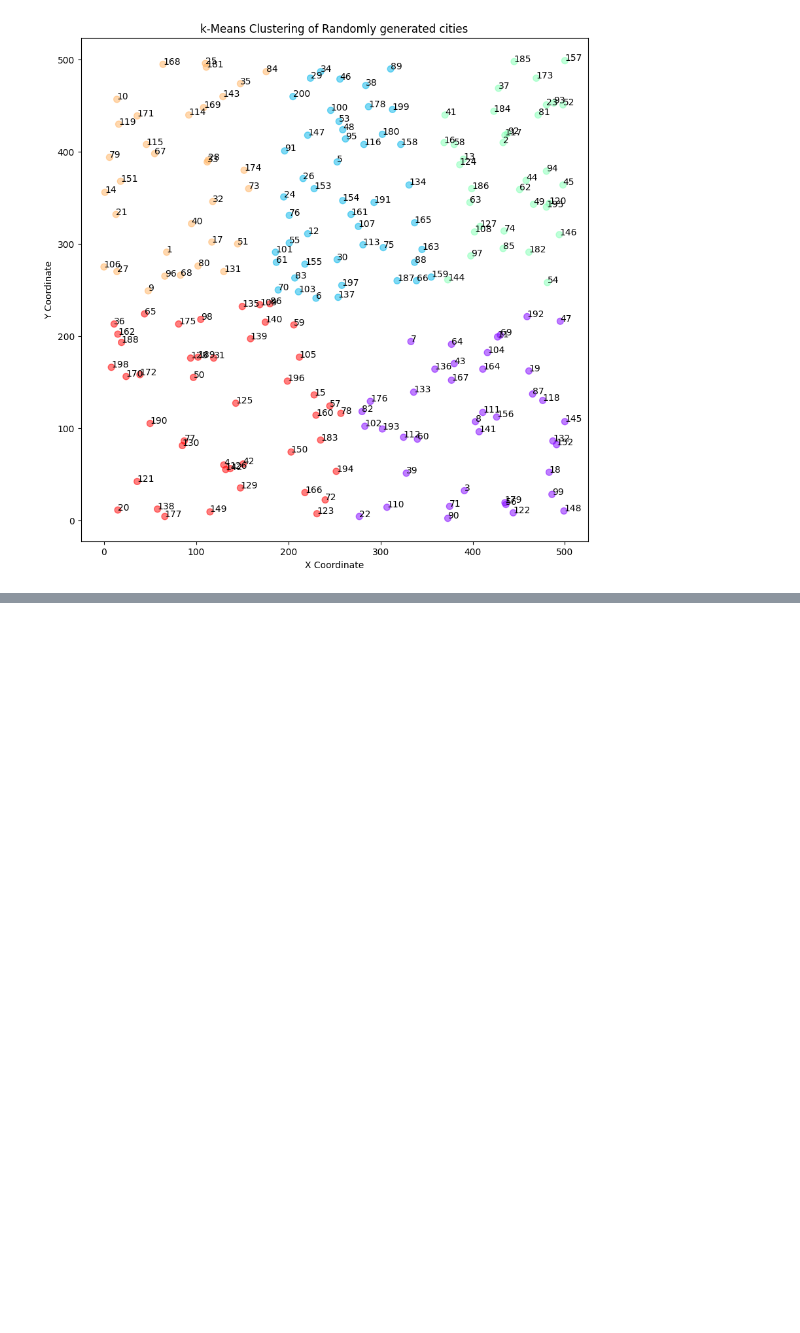
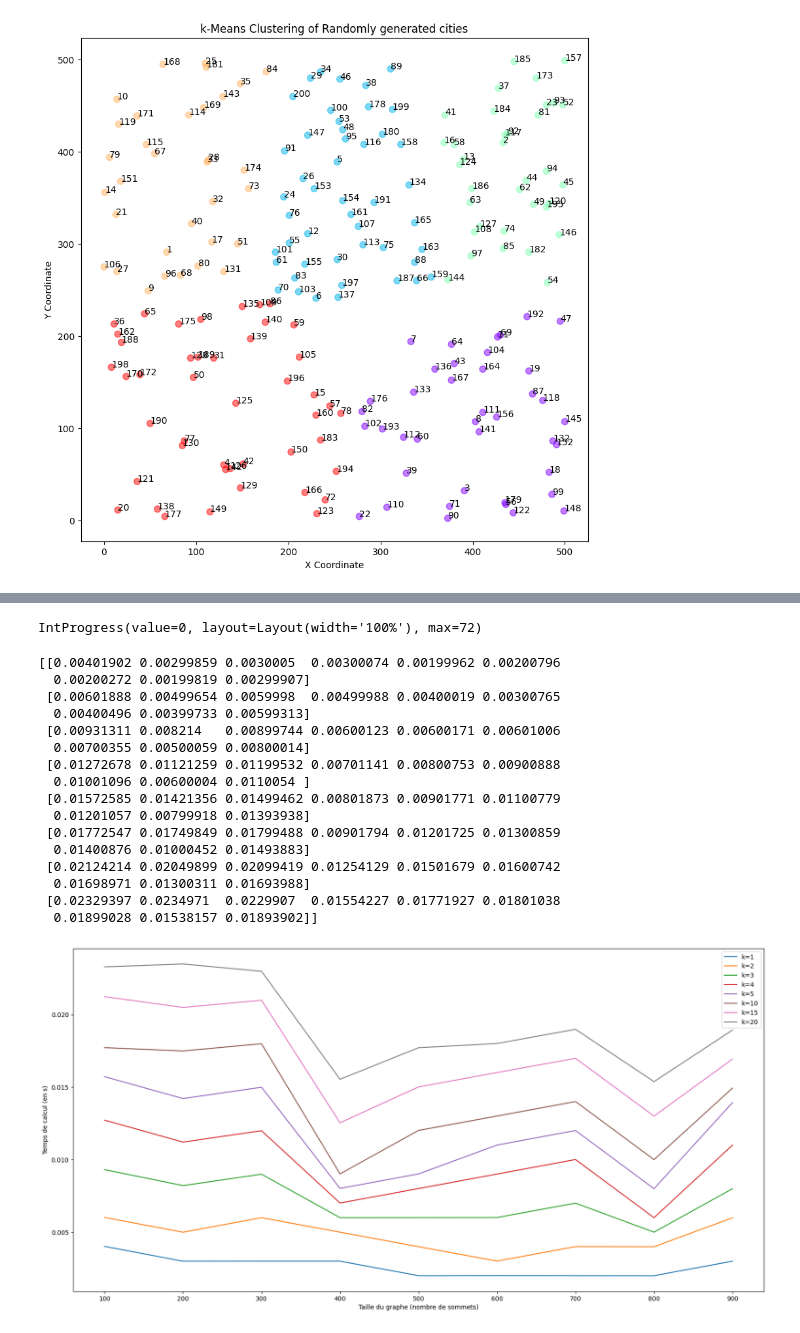
Before and after one commit to arrighi-fabien/Projet-Recherche-Op-rationnelle, a Jupyter notebook: livrable-2.ipynb, the cells around one changed output, grey strips where cells are left out. Drawn from its saved outputs; the diff is of its cells as text; code cells hidden in the pictures; blank space fills up the shorter version.

```diff
--- a/livrable-2.ipynb
+++ b/livrable-2.ipynb
@@ -105,0 +191,66 @@ graph.scatter_plot(c=clusters, cmap='rainbow', s=50, alpha=0.5)
+# %%
+nb_iteration = 1
+taille_min   = 100
+taille_max   = 1000
+taille_step  = 100
+k_values     = [1, 2, 3, 4, 5, 10, 15, 20]
+
+# Create an array to store durations in function of the size of the graph and the k value
+durees = np.zeros((len(k_values), (taille_max - taille_min) // taille_step))
+
+# on affiche la barre de progression
+nb_tests = ((taille_max - taille_min) / taille_step) * nb_iteration * len(k_values)
+bar = IntProgress(min=0, max=nb_tests, layout={"width" : "100%"})
+display(bar)
+
+for taille in range(taille_min, taille_max, taille_step):
+    duree_moy   = 0.0
+    for k in [1, 2, 3, 4, 5, 10, 15, 20]:
+        for i in range(nb_iteration):
+            start = time.time()
+
+            stop = time.time()
+            duree = stop - start
+
+            duree_moy += duree
+            durees[k_values.index(k)][(taille - taille_min) // taille_step] = duree_moy / nb_iteration
+
+            bar.value += 1
+
+# on cache la barre de progression
+bar.close()
+
+# on règle l'affichage des courbes
+tailles = [x for x in range(taille_min, taille_max, taille_step)]
+plt.figure(figsize=(20,10))
+
+plt.xlabel('Taille du graphe (nombre de sommets)')
+plt.xticks(ticks=tailles) # valeurs affichées sur l'axe X
+plt.ylabel('Temps de calcul (en s)')
+plt.title('')
+print(durees)
+for i in range(len(k_values)):
+    plt.plot(tailles, durees[i], label=f'k={k_values[i]}')
+
+# on affiche
+plt.legend()
+plt.show()
+# %% [output]
+IntProgress(value=0, layout=Layout(width='100%'), max=72)
+[[0.00401902 0.00299859 0.0030005  0.00300074 0.00199962 0.00200796
+  0.00200272 0.00199819 0.00299907]
+ [0.00601888 0.00499654 0.0059998  0.00499988 0.00400019 0.00300765
+  0.00400496 0.00399733 0.00599313]
+ [0.00931311 0.008214   0.00899744 0.00600123 0.00600171 0.00601006
+  0.00700355 0.00500059 0.00800014]
+ [0.01272678 0.01121259 0.01199532 0.00701141 0.00800753 0.00900888
+  0.01001096 0.00600004 0.0110054 ]
+ [0.01572585 0.01421356 0.01499462 0.00801873 0.00901771 0.01100779
+  0.01201057 0.00799918 0.01393938]
+ [0.01772547 0.01749849 0.01799488 0.00901794 0.01201725 0.01300859
+  0.01400876 0.01000452 0.01493883]
+ [0.02124214 0.02049899 0.02099419 0.01254129 0.01501679 0.01600742
+  0.01698971 0.01300311 0.01693988]
+ [0.02329397 0.0234971  0.0229907  0.01554227 0.01771927 0.01801038
+  0.01899028 0.01538157 0.01893902]]
+[figure, added]
```
Also changed, not shown: parts of 6 cells of this notebook.
